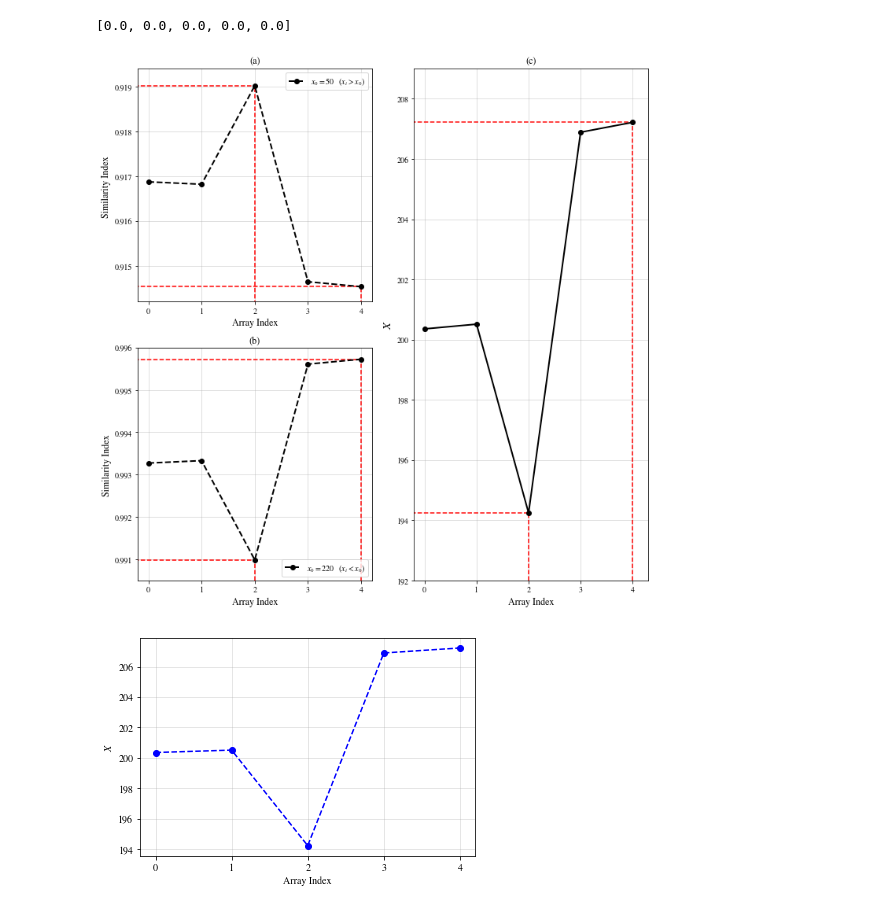
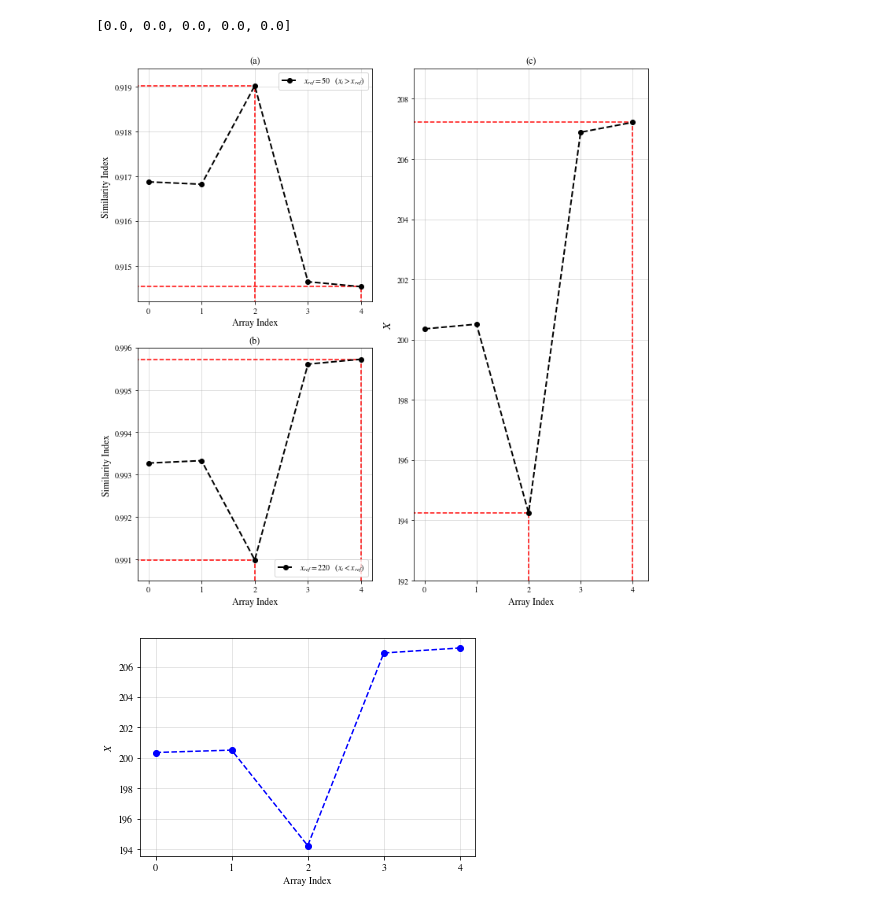
Before and after one commit to Jar-win/similarity-index-analysis, a Jupyter notebook: MathPaper.ipynb, the cells around one changed output. Saved outputs shown, nothing was run; the diff lists cells and outputs as text; code cells hidden in the pictures.

```diff
--- a/MathPaper.ipynb
+++ b/MathPaper.ipynb
@@ -80,35 +80,35 @@ plt.xlim(-0.2, 4.2)
 plt.subplot(2,2,3)
 plt.plot(x, dsi_working, 'o--', color="black", linewidth=2, label='$x_{ref} = 220 \quad (x_i < x_{ref})$')
 plt.grid(True, alpha=0.5)
 plt.xticks([0,1,2,3,4])
 plt.legend(loc="lower right")
 #plt.ylim((0.8515,0.8565))
 #plt.ylim((0.7,0.8))
 plt.xlabel("Array Index", weight="normal", size="large")
 plt.ylabel("Similarity Index ", weight="normal", size="large")
 plt.hlines([dsi_working[2], dsi_working[4]],-0.5,[2,4], linestyle="dashed", color="r")
 plt.vlines([2,4], 0.9905, [dsi_working[2], dsi_working[4]], linestyle="dashed", color="r")
 plt.ylim((0.9905, 0.996))
 plt.xlim(-0.2, 4.2)
 plt.title("(b)")
 
 
 plt.subplot(2,2,(2,4))
 plt.xticks([0,1,2,3,4])
-plt.plot(x, avg_val, 'o-', color="black", linewidth=2)
+plt.plot(x, avg_val, 'o--', color="black", linewidth=2)
 plt.xlabel("Array Index", weight="normal", size="large")
 plt.ylabel("$X$", weight="normal", size="x-large")
 plt.grid(True, alpha=0.5)
 plt.hlines([avg_val[2], avg_val[4]],-0.5,[2,4], linestyle="dashed", color="r")
 plt.vlines([2,4], 192, [avg_val[2], avg_val[4]], linestyle="dashed", color="r")
 plt.title("(c)")
 plt.xlim((-0.2,4.3))
 plt.ylim((192,209))
 
 plt.savefig("comparision.png", dpi=300)
 plt.tight_layout()
 # %% [output]
-[figure, old version]
+[figure, new version]
 # %%
 plt.style.use("seaborn-dark-palette")
 plt.plot(x,avg_val, 'o--', color='b')
```
Also changed, not shown: parts of 3 cells of this notebook, 2 other files.
